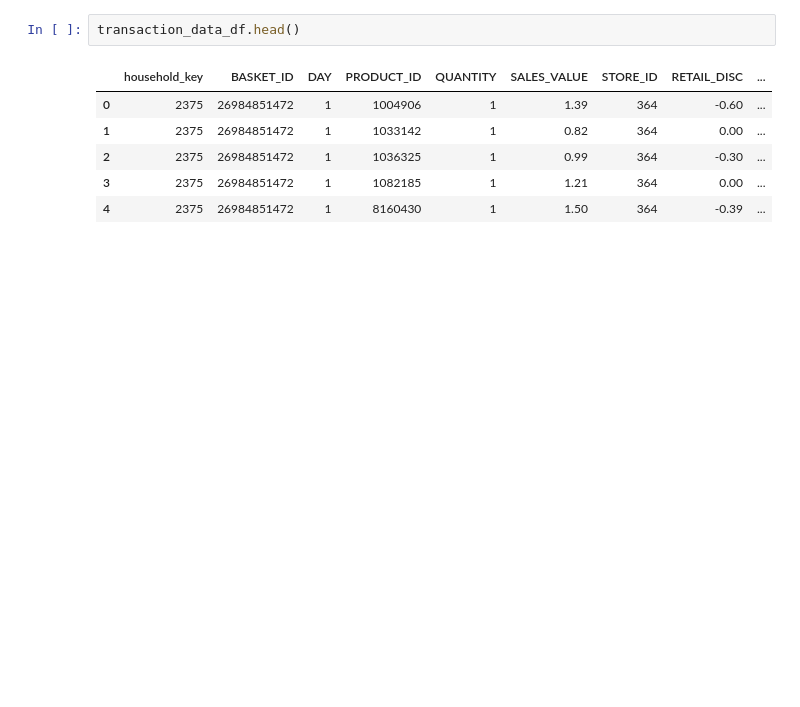
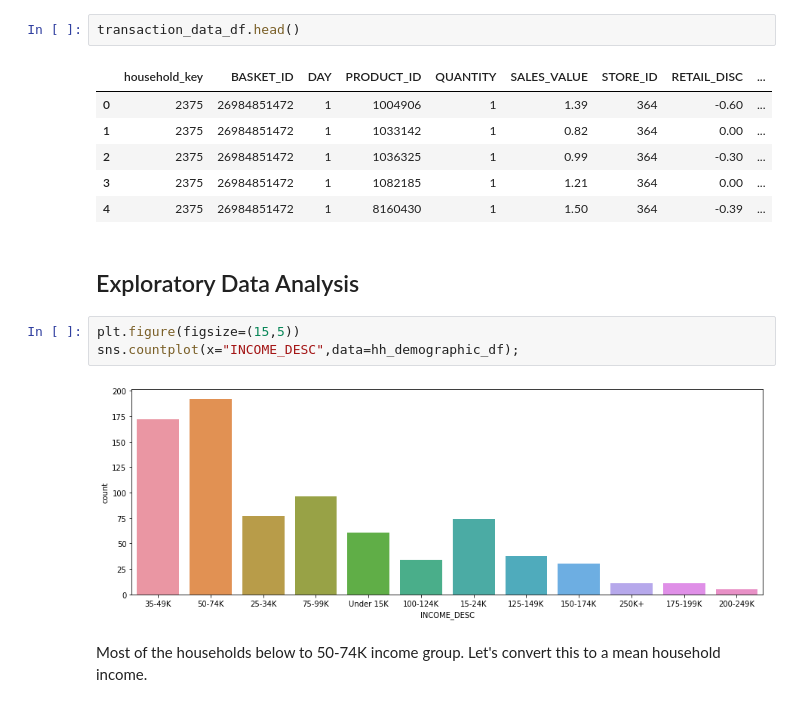
Before and after one commit to ambita20/Customer-Engagement-Python-Project, a Jupyter notebook: PythonProject.ipynb, the cells around one changed output. Drawn from its saved outputs; the diff is of its cells as text; blank space fills up the shorter version.

```diff
--- a/PythonProject.ipynb
+++ b/PythonProject.ipynb
@@ -81,3 +86,12 @@ transaction_data_df.head()
 | 2 | 2375 | 26984851472 | 1 | 1036325 | 1 | 0.99 | 364 | -0.30 | ... |
 | 3 | 2375 | 26984851472 | 1 | 1082185 | 1 | 1.21 | 364 | 0.00 | ... |
 | 4 | 2375 | 26984851472 | 1 | 8160430 | 1 | 1.50 | 364 | -0.39 | ... |
+# %% [markdown]
+## Exploratory Data Analysis
+# %%
+plt.figure(figsize=(15,5))
+sns.countplot(x="INCOME_DESC",data=hh_demographic_df);
+# %% [output]
+[figure, added]
+# %% [markdown]
+Most of the households below to 50-74K income group. Let's convert this to a mean household income.
```
Also changed, not shown: parts of 17 cells of this notebook.
